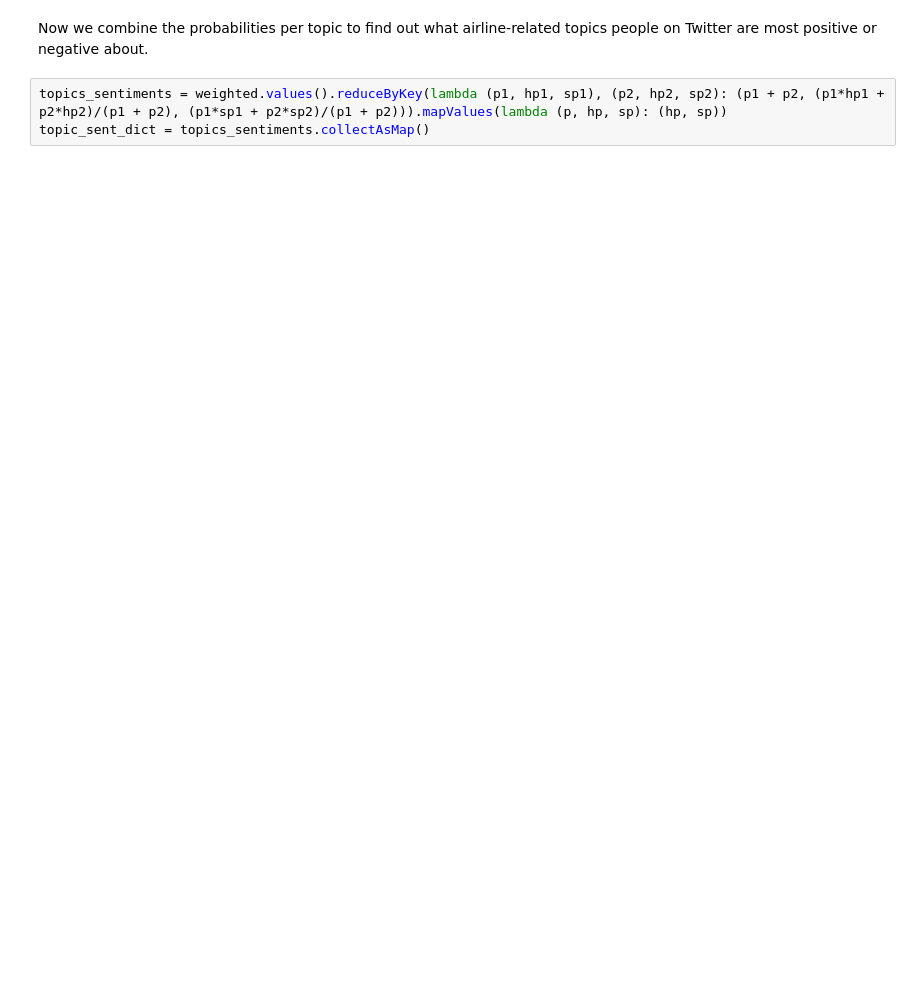
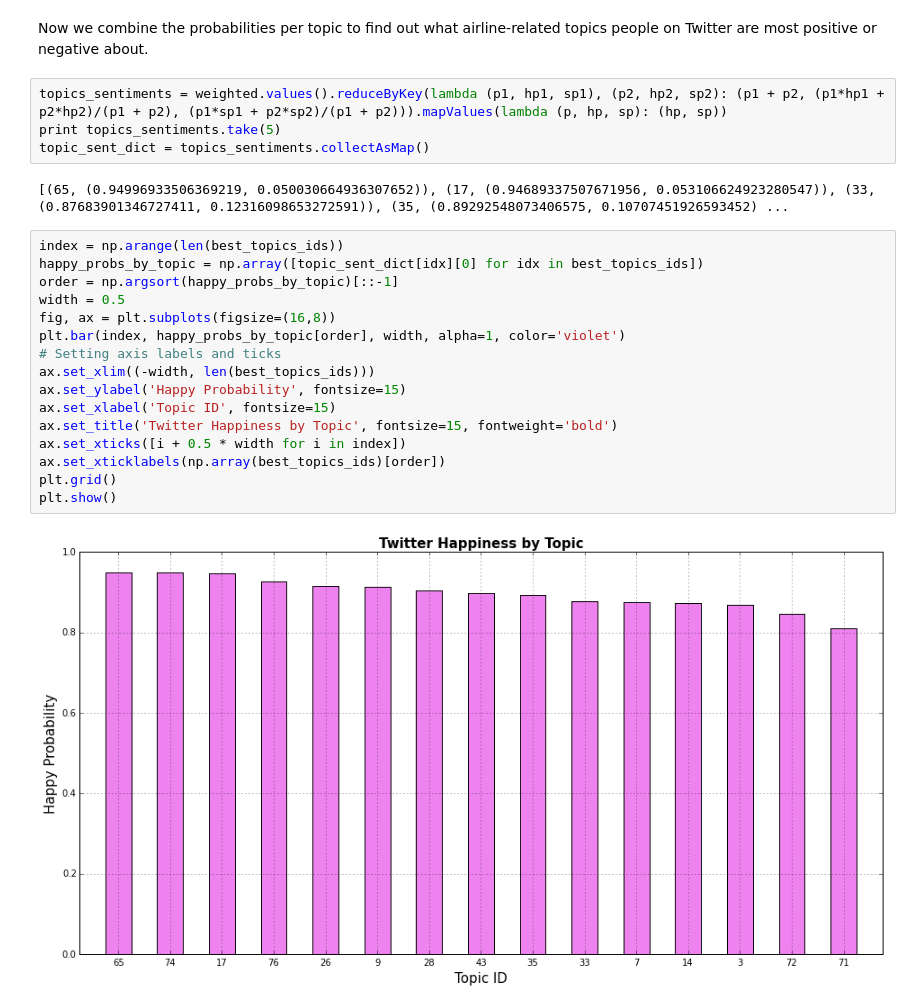
Before and after one commit to annawhitney/cs109-twitter-airline-sentiment, a Jupyter notebook: Process Notebook Draft.ipynb, the cells around one changed output. Drawn from its saved outputs; the diff is of its cells as text; blank space fills up the shorter version.

```diff
--- a/Process Notebook Draft.ipynb
+++ b/Process Notebook Draft.ipynb
@@ -607,4 +609,25 @@ weighted.take(5)
 Now we combine the probabilities per topic to find out what airline-related topics people on Twitter are most positive or negative about.
 # %%
 topics_sentiments = weighted.values().reduceByKey(lambda (p1, hp1, sp1), (p2, hp2, sp2): (p1 + p2, (p1*hp1 + p2*hp2)/(p1 + p2), (p1*sp1 + p2*sp2)/(p1 + p2))).mapValues(lambda (p, hp, sp): (hp, sp))
+print topics_sentiments.take(5)
 topic_sent_dict = topics_sentiments.collectAsMap()
+# %% [output]
+[(65, (0.94996933506369219, 0.050030664936307652)), (17, (0.94689337507671956, 0.053106624923280547)), (33, (0.87683901346727411, 0.12316098653272591)), (35, (0.89292548073406575, 0.10707451926593452) ...
+# %%
+index = np.arange(len(best_topics_ids))
+happy_probs_by_topic = np.array([topic_sent_dict[idx][0] for idx in best_topics_ids])
+order = np.argsort(happy_probs_by_topic)[::-1]
+width = 0.5
+fig, ax = plt.subplots(figsize=(16,8))
+plt.bar(index, happy_probs_by_topic[order], width, alpha=1, color='violet')
+# Setting axis labels and ticks
+ax.set_xlim((-width, len(best_topics_ids)))
+ax.set_ylabel('Happy Probability', fontsize=15)
+ax.set_xlabel('Topic ID', fontsize=15)
+ax.set_title('Twitter Happiness by Topic', fontsize=15, fontweight='bold')
+ax.set_xticks([i + 0.5 * width for i in index])
+ax.set_xticklabels(np.array(best_topics_ids)[order])
+plt.grid()
+plt.show()
+# %% [output]
+[figure, added]
```
Also changed, not shown: parts of 14 cells of this notebook.
